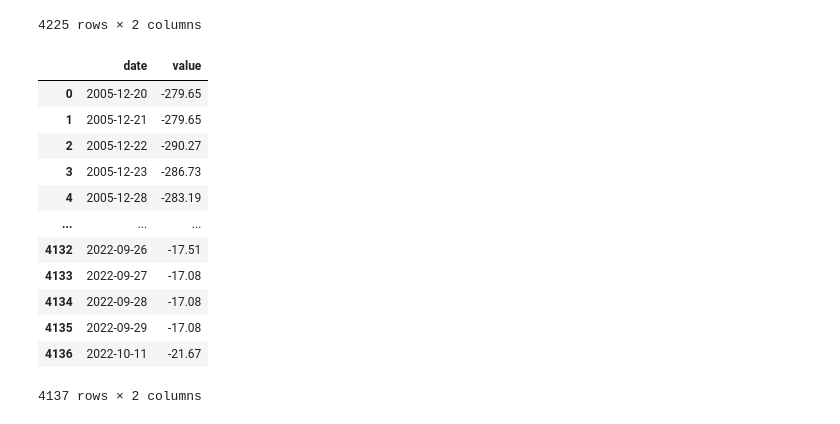
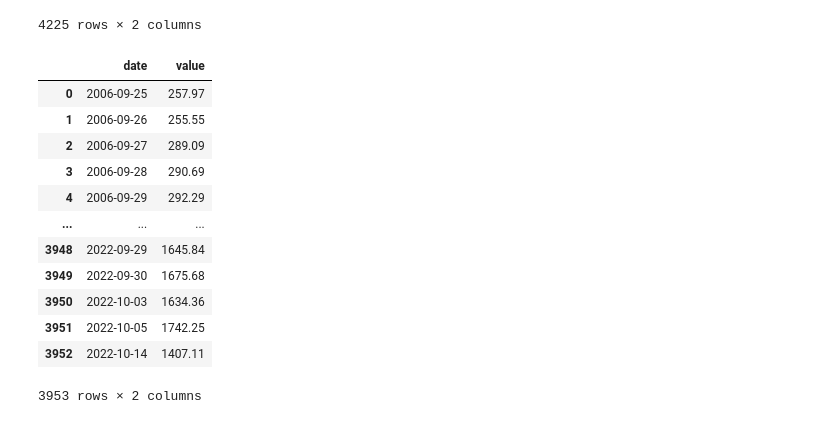
Before and after one commit to bforecast/strategy-app, a Jupyter notebook: try_akshare.ipynb, the cells around one changed output. Drawn from its saved outputs; the diff is of its cells as text; code cells hidden in the pictures.

```diff
--- a/try_akshare.ipynb
+++ b/try_akshare.ipynb
@@ -264,19 +248,21 @@ def stock_hk_valuation_baidu(symbol: str = "02358", indicator: str = "总市值"
     temp_df['date'] = pd.to_datetime(temp_df['date']).dt.date
     temp_df['value'] = pd.to_numeric(temp_df['value'])
     return temp_df
-# %%
-stock_hk_valuation_baidu(symbol="02358", indicator="市盈率(TTM)")
-# %% [output]
-|  | date | value |
-| 0 | 2005-12-20 | -279.65 |
-| 1 | 2005-12-21 | -279.65 |
-| 2 | 2005-12-22 | -290.27 |
-| 3 | 2005-12-23 | -286.73 |
-| 4 | 2005-12-28 | -283.19 |
-| ... | ... | ... |
-| 4132 | 2022-09-26 | -17.51 |
-| 4133 | 2022-09-27 | -17.08 |
-| 4134 | 2022-09-28 | -17.08 |
-| 4135 | 2022-09-29 | -17.08 |
-| 4136 | 2022-10-11 | -21.67 |
-4137 rows × 2 columns
+# %%
+pettm_df=ak.stock_hk_valuation_baidu(symbol="03968", indicator="市盈率(TTM)")
+mv_df=ak.stock_hk_valuation_baidu(symbol="03968", indicator='总市值')
+mv_df
+# %% [output]
+|  | date | value |
+| 0 | 2006-09-25 | 257.97 |
+| 1 | 2006-09-26 | 255.55 |
+| 2 | 2006-09-27 | 289.09 |
+| 3 | 2006-09-28 | 290.69 |
+| 4 | 2006-09-29 | 292.29 |
+| ... | ... | ... |
+| 3948 | 2022-09-29 | 1645.84 |
+| 3949 | 2022-09-30 | 1675.68 |
+| 3950 | 2022-10-03 | 1634.36 |
+| 3951 | 2022-10-05 | 1742.25 |
+| 3952 | 2022-10-14 | 1407.11 |
+3953 rows × 2 columns
```
Also changed, not shown: parts of 8 cells of this notebook, 25 other files.
